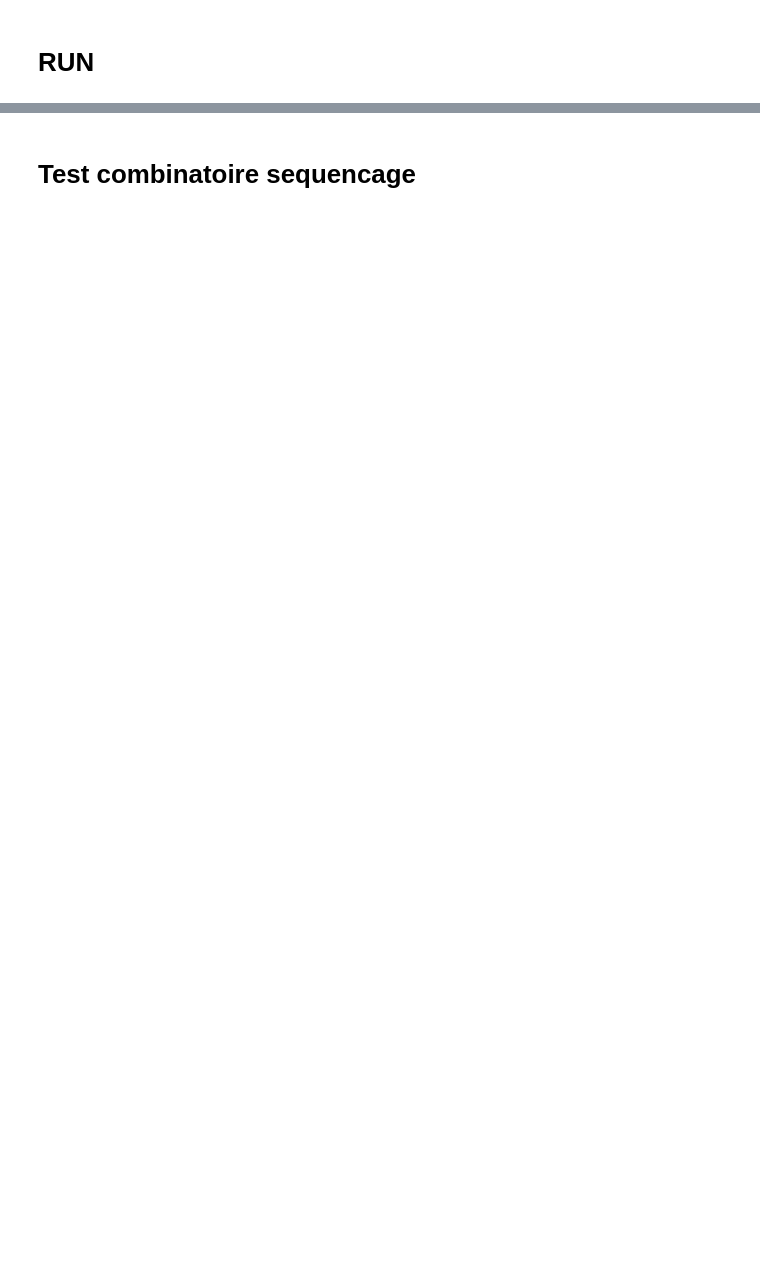
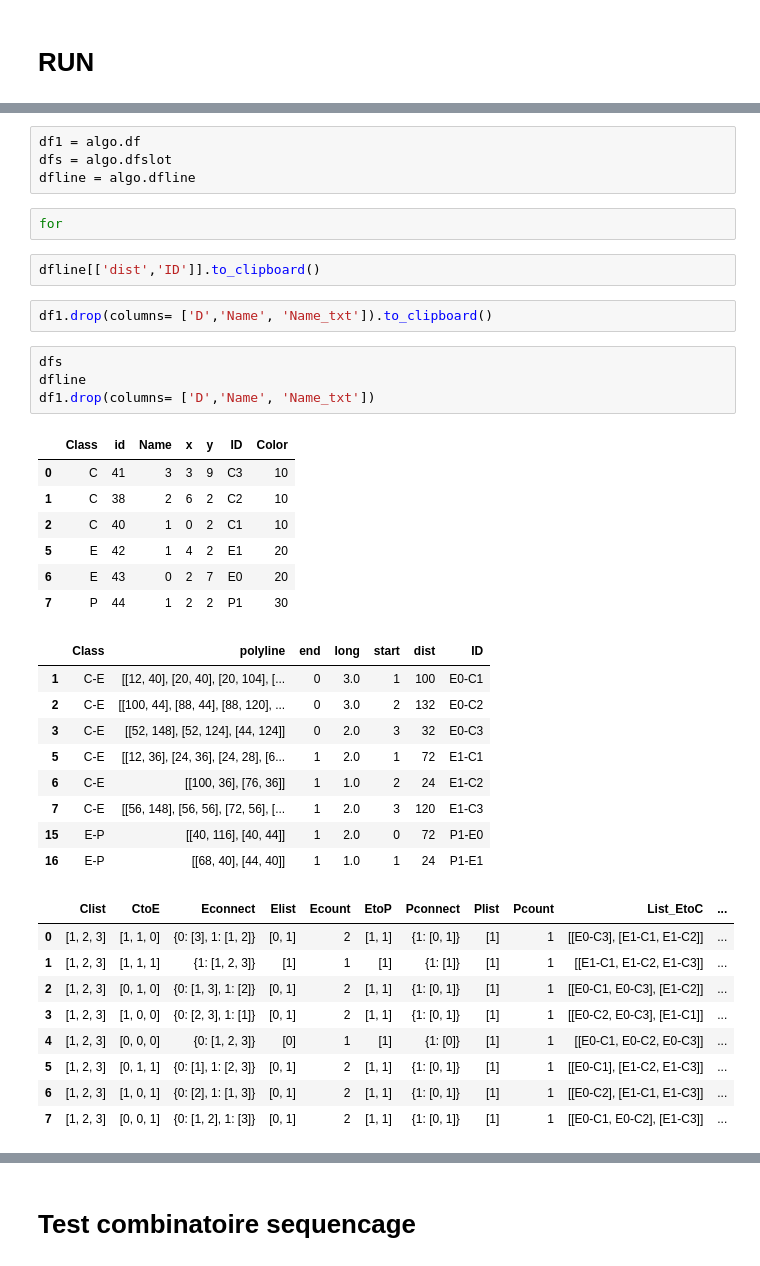
Before and after one commit to egos/valeo, a Jupyter notebook: NoteBook_GA_VALEO.ipynb, the cells around one changed output, grey strips where cells are left out. Cells and saved outputs as stored; diff of their text form; blank space fills up the shorter version.

```diff
--- a/NoteBook_GA_VALEO.ipynb
+++ b/NoteBook_GA_VALEO.ipynb
@@ -209,0 +103,40 @@ array([2, 1, 1, 0])
+# %%
+df1 = algo.df
+dfs = algo.dfslot
+dfline = algo.dfline
+# %%
+for
+# %%
+dfline[['dist','ID']].to_clipboard()
+# %%
+df1.drop(columns= ['D','Name', 'Name_txt']).to_clipboard()
+# %%
+dfs
+dfline
+df1.drop(columns= ['D','Name', 'Name_txt'])
+# %% [output]
+|  | Class | id | Name | x | y | ID | Color |
+| 0 | C | 41 | 3 | 3 | 9 | C3 | 10 |
+| 1 | C | 38 | 2 | 6 | 2 | C2 | 10 |
+| 2 | C | 40 | 1 | 0 | 2 | C1 | 10 |
+| 5 | E | 42 | 1 | 4 | 2 | E1 | 20 |
+| 6 | E | 43 | 0 | 2 | 7 | E0 | 20 |
+| 7 | P | 44 | 1 | 2 | 2 | P1 | 30 |
+|  | Class | polyline | end | long | start | dist | ID |
+| 1 | C-E | [[12, 40], [20, 40], [20, 104], [... | 0 | 3.0 | 1 | 100 | E0-C1 |
+| 2 | C-E | [[100, 44], [88, 44], [88, 120], ... | 0 | 3.0 | 2 | 132 | E0-C2 |
+| 3 | C-E | [[52, 148], [52, 124], [44, 124]] | 0 | 2.0 | 3 | 32 | E0-C3 |
+| 5 | C-E | [[12, 36], [24, 36], [24, 28], [6... | 1 | 2.0 | 1 | 72 | E1-C1 |
+| 6 | C-E | [[100, 36], [76, 36]] | 1 | 1.0 | 2 | 24 | E1-C2 |
+| 7 | C-E | [[56, 148], [56, 56], [72, 56], [... | 1 | 2.0 | 3 | 120 | E1-C3 |
+| 15 | E-P | [[40, 116], [40, 44]] | 1 | 2.0 | 0 | 72 | P1-E0 |
+| 16 | E-P | [[68, 40], [44, 40]] | 1 | 1.0 | 1 | 24 | P1-E1 |
+|  | Clist | CtoE | Econnect | Elist | Ecount | EtoP | Pconnect | Plist | Pcount | List_EtoC | ... |
+| 0 | [1, 2, 3] | [1, 1, 0] | {0: [3], 1: [1, 2]} | [0, 1] | 2 | [1, 1] | {1: [0, 1]} | [1] | 1 | [[E0-C3], [E1-C1, E1-C2]] | ... |
+| 1 | [1, 2, 3] | [1, 1, 1] | {1: [1, 2, 3]} | [1] | 1 | [1] | {1: [1]} | [1] | 1 | [[E1-C1, E1-C2, E1-C3]] | ... |
+| 2 | [1, 2, 3] | [0, 1, 0] | {0: [1, 3], 1: [2]} | [0, 1] | 2 | [1, 1] | {1: [0, 1]} | [1] | 1 | [[E0-C1, E0-C3], [E1-C2]] | ... |
+| 3 | [1, 2, 3] | [1, 0, 0] | {0: [2, 3], 1: [1]} | [0, 1] | 2 | [1, 1] | {1: [0, 1]} | [1] | 1 | [[E0-C2, E0-C3], [E1-C1]] | ... |
+| 4 | [1, 2, 3] | [0, 0, 0] | {0: [1, 2, 3]} | [0] | 1 | [1] | {1: [0]} | [1] | 1 | [[E0-C1, E0-C2, E0-C3]] | ... |
+| 5 | [1, 2, 3] | [0, 1, 1] | {0: [1], 1: [2, 3]} | [0, 1] | 2 | [1, 1] | {1: [0, 1]} | [1] | 1 | [[E0-C1], [E1-C2, E1-C3]] | ... |
+| 6 | [1, 2, 3] | [1, 0, 1] | {0: [2], 1: [1, 3]} | [0, 1] | 2 | [1, 1] | {1: [0, 1]} | [1] | 1 | [[E0-C2], [E1-C1, E1-C3]] | ... |
+| 7 | [1, 2, 3] | [0, 0, 1] | {0: [1, 2], 1: [3]} | [0, 1] | 2 | [1, 1] | {1: [0, 1]} | [1] | 1 | [[E0-C1, E0-C2], [E1-C3]] | ... |
```
Also changed, not shown: parts of 56 cells of this notebook, 2 other files.
